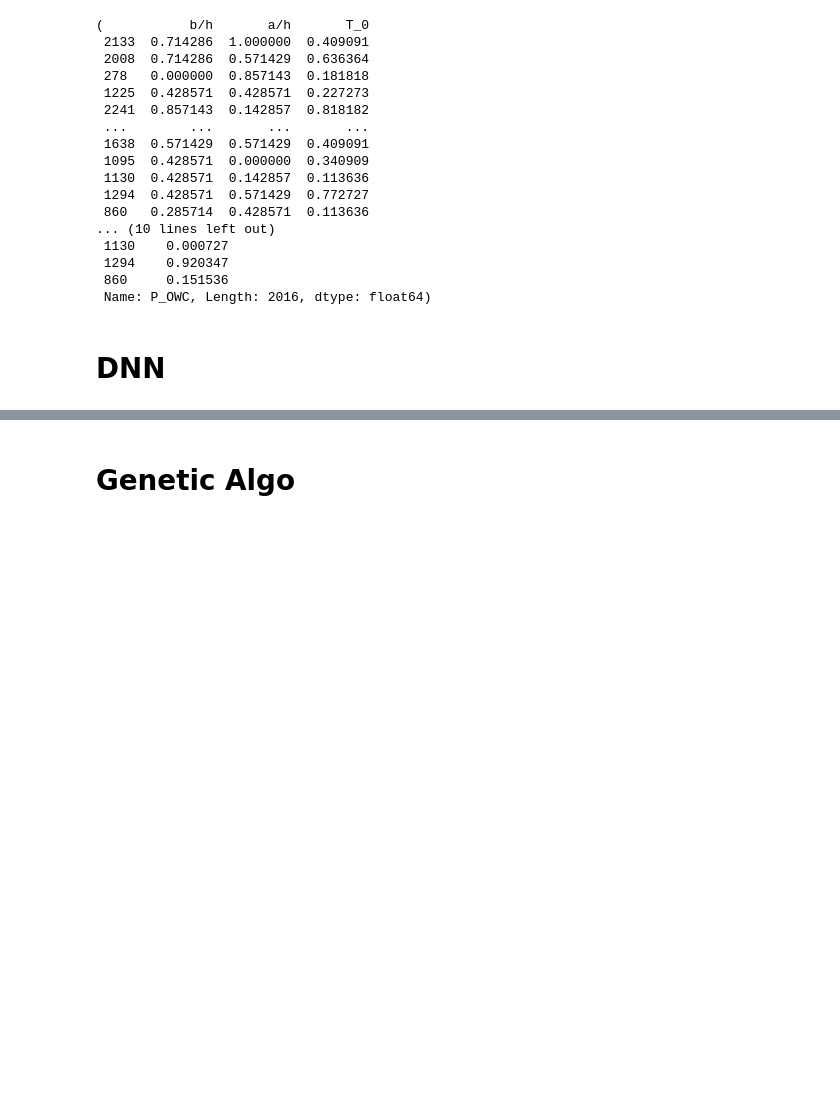
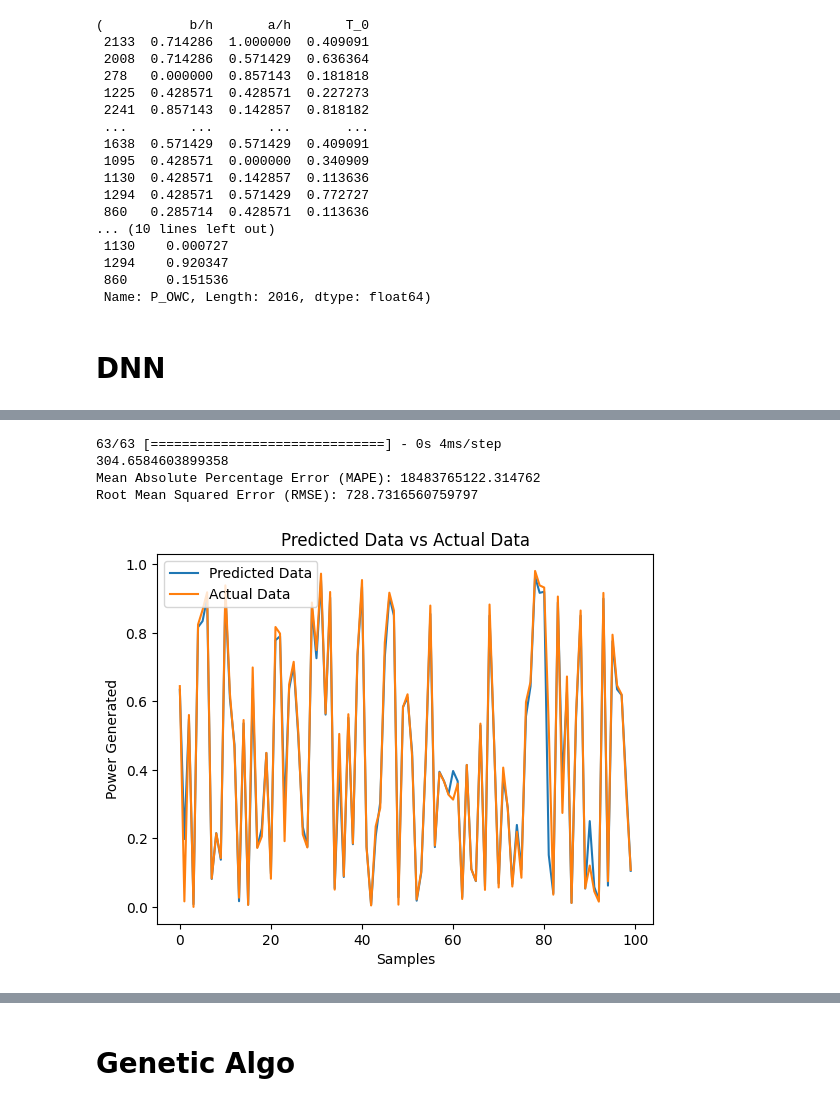
Before and after one commit to Hritik003/Optimization-of-OWC-using-ML-models, a Jupyter notebook: DNN.ipynb, the cells around one changed output, grey strips where cells are left out. Drawn from its saved outputs; the diff is of its cells as text; code cells hidden in the pictures; blank space fills up the shorter version.

```diff
--- a/DNN.ipynb
+++ b/DNN.ipynb
@@ -191,3 +194,31 @@ plt.plot(y_pred[:200])
+# %%
+y_pred_2= model.predict(X_train)
+# # y_train = y_train.to_numpy()
+# # Assuming y_pred and y_test are arrays or lists containing predicted and actual values respectively
+# # Calculate MAE
+# mae = mean_absolute_error(y_train, y_pred_2)
+# print(mae*(y_max-y_min))
+
+# mape = mean_absolute_percentage_error(y_train, y_pred_2)
+# print("Mean Absolute Percentage Error (MAPE):", mape) # 2.743%
+# rmse = np.sqrt(mean_squared_error(y_train, y_pred_2))
+
+# print("Root Mean Squared Error (RMSE):", rmse*(y_max-y_min))
+# %% [output]
+63/63 [==============================] - 0s 4ms/step
+304.6584603899358
+Mean Absolute Percentage Error (MAPE): 18483765122.314762
+Root Mean Squared Error (RMSE): 728.7316560759797
+# %%
+plt.plot(y_pred[100:200],label='Predicted Data')
+plt.plot(y_test[100:200], label = 'Actual Data')
+plt.xlabel('Samples')
+plt.ylabel('Power Generated')
+plt.title('Predicted Data vs Actual Data')
+plt.legend()
+plt.show()
+# %% [output]
+[figure, added]
 # %%
 
 from sklearn.metrics import r2_score
```
Also changed, not shown: parts of 15 cells of this notebook.
